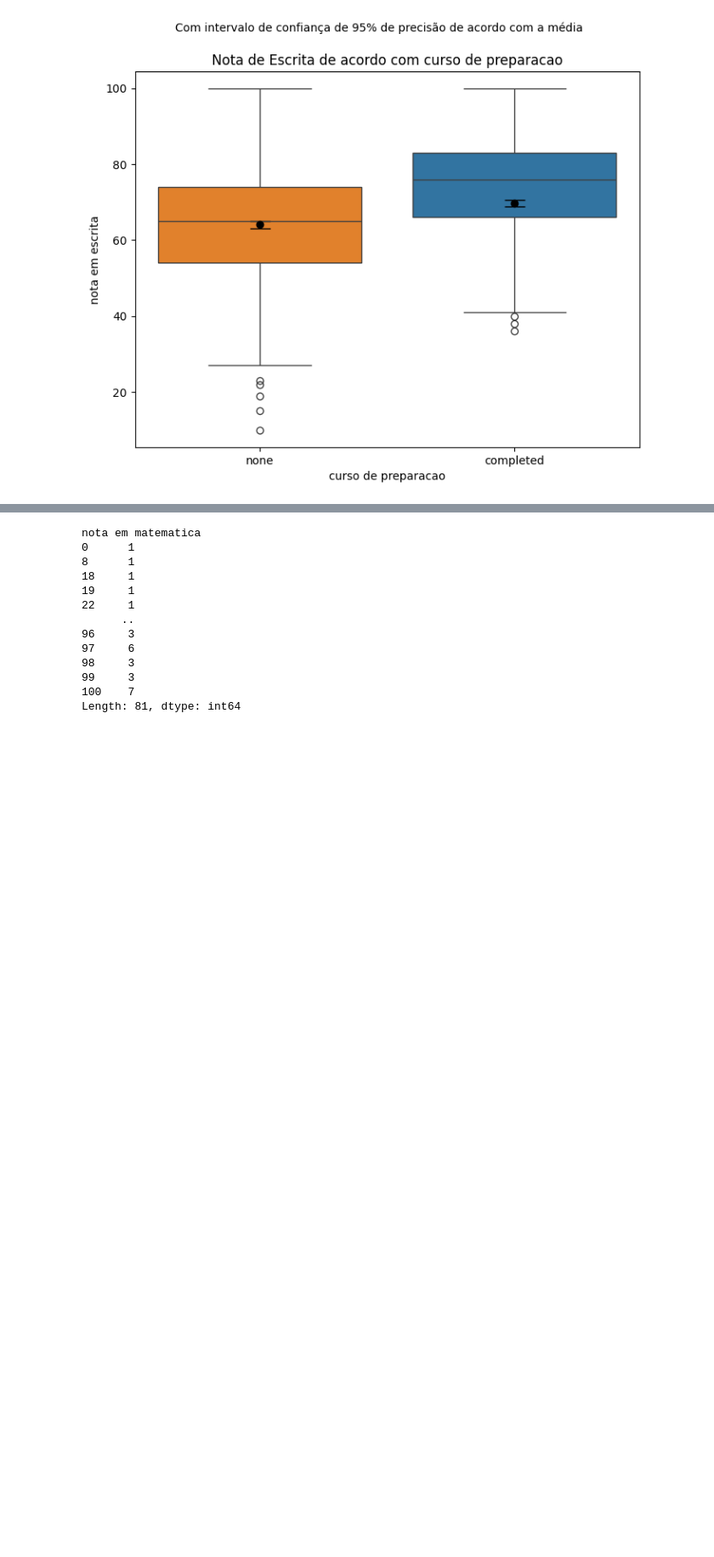
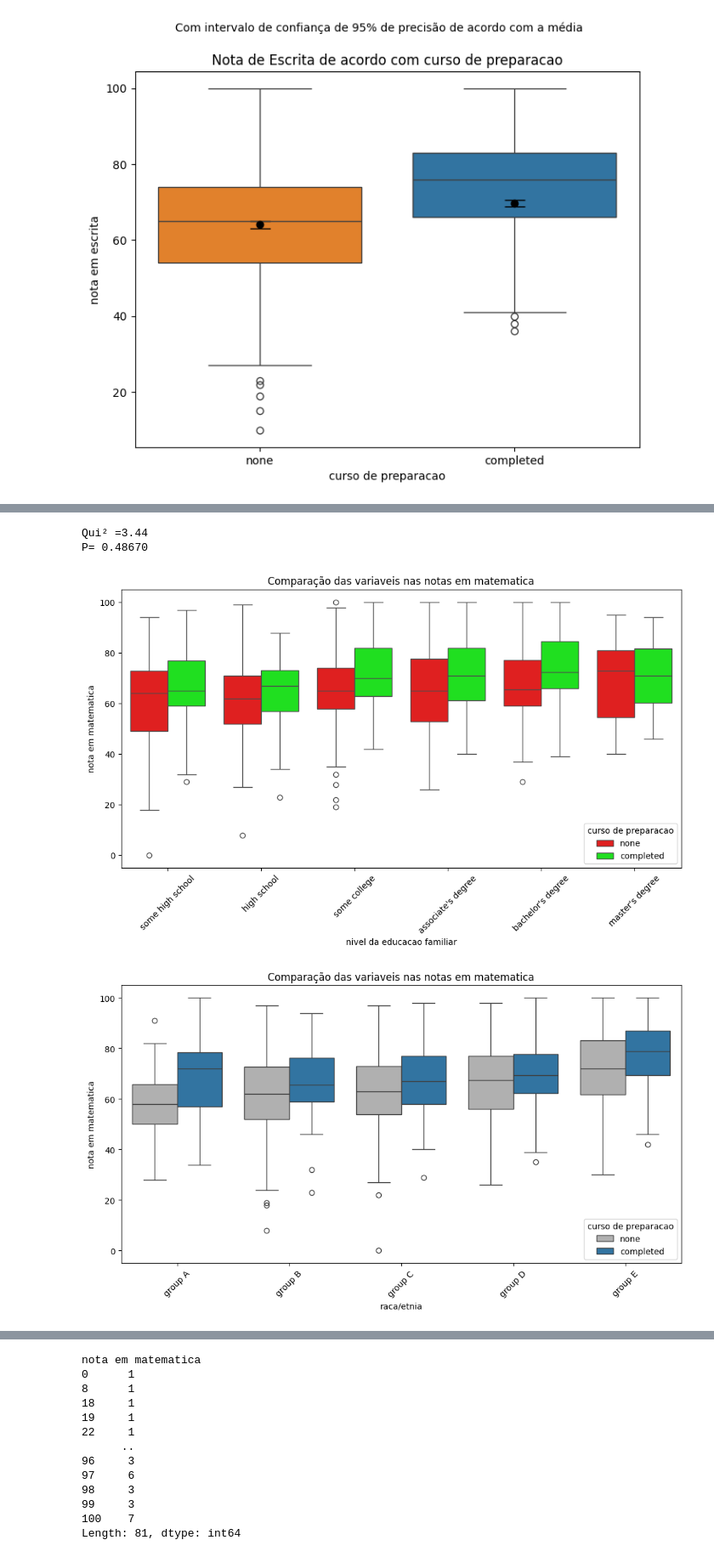
Before and after one commit to Rodrigo-Jr08/Semana-4, a Jupyter notebook: estatistica.ipynb, the cells around one changed output, grey strips where cells are left out. Shown at 85% size. Drawn from its saved outputs; the diff is of its cells as text; code cells hidden in the pictures; blank space fills up the shorter version.

Commit message:
Adicionando gráficos com base em ANOVA e informações importantes

```diff
--- a/estatistica.ipynb
+++ b/estatistica.ipynb
@@ -756,0 +796,72 @@ Passing `palette` without assigning `hue` is deprecated and will be removed in v
+# %%
+#Aplicando Qui-Quadrado para ver como as variaveis categóricas se relacionam
+tabela = pd.crosstab(df['almoco'],df['raca/etnia'])
+chi2, p, gl, expected = chi2_contingency(tabela)
+print(f'Qui² ={chi2:.2f}')
+print(f'P= {p:.5f}')
+#p>=0.05 as variaveis são independentes
+#p<0.05 as variaveis são dependentes
+#Como p >0.05 as variaveis não se relacionam.
+# %% [output]
+Qui² =3.44
+P= 0.48670
+# %%
+#Gráficos de relações Variadas na nota de matematica
+color={'none':"red",'completed':"lime"} #define uma cor para aprovação, porém usei uma vez só
+plt.figure(figsize=(12,6))
+srn.boxplot(
+    data=df, #Base de dados
+    x='nivel da educacao familiar', #Variavel do eixo x
+    y='nota em matematica', #variavel do eixo y
+    hue='curso de preparacao', #variavel que irá divir meu eixo x de acordo com definições que ela têm, curso tem 2, logo meu x terá 2 partes
+    order=['some high school','high school','some college',"associate's degree","bachelor's degree","master's degree"], #Ordenando o x
+    palette=color
+)
+plt.xticks(rotation=45)
+plt.title("Comparação das variaveis nas notas em matematica")
+plt.show()
+
+plt.figure(figsize=(12,6))
+srn.boxplot(
+    data=df, #Base de dados
+    x='raca/etnia', #Variavel do eixo x
+    y='nota em matematica',  #variavel do eixo y
+    hue='curso de preparacao',  #variavel que irá divir meu eixo x de acordo com definições que ela têm, curso tem 2, logo meu x terá 2 partes
+    order=['group A','group B','group C','group D','group E'], #Ordenando o x
+    palette={'completed': '#1f77b4','none': '#b0b0b0'
+}
+)
+plt.xticks(rotation=45)
+plt.title("Comparação das variaveis nas notas em matematica")
+plt.show()
+
+plt.figure(figsize=(12,6))
+srn.boxplot(
+    data=df, #Base de dados
+    x='nivel da educacao familiar', #Variavel do eixo x
+    y='nota em matematica',  #variavel do eixo y
+    hue='raca/etnia',  #variavel que irá divir meu eixo x de acordo com definições que ela têm, curso tem 5, logo meu x terá 5 partes
+    order=['some high school','high school','some college',"associate's degree","bachelor's degree","master's degree"], #Ordenando o x
+    hue_order=['group A','group B','group C','group D','group E'], #Ordenando o hue, a divisão do meu x
+    palette='Dark2'
+)
+plt.xticks(rotation=45)
+plt.title("Comparação das variaveis nas notas em matematica")
+plt.show()
+
+plt.figure(figsize=(12,6))
+srn.boxplot(
+    data=df, #Base de dados
+    x='raca/etnia', #Variavel do eixo x
+    y='nota em matematica', #variavel do eixo y
+    hue='almoco', #variavel que irá divir meu eixo x de acordo com definições que ela têm, curso tem 2, logo meu x terá 2 partes
+    order=['group A','group B','group C','group D','group E'], #Ordenando o x
+    palette={'standard': '#6BAED6','free/reduced': '#FD8D3C'}
+
+)
+plt.xticks(rotation=45)
+plt.title("Comparação das variaveis nas notas em matematica")
+plt.show()
+# %% [output]
+[figure, added]
+[figure, added]
```
Also changed, not shown: parts of 7 cells of this notebook.
